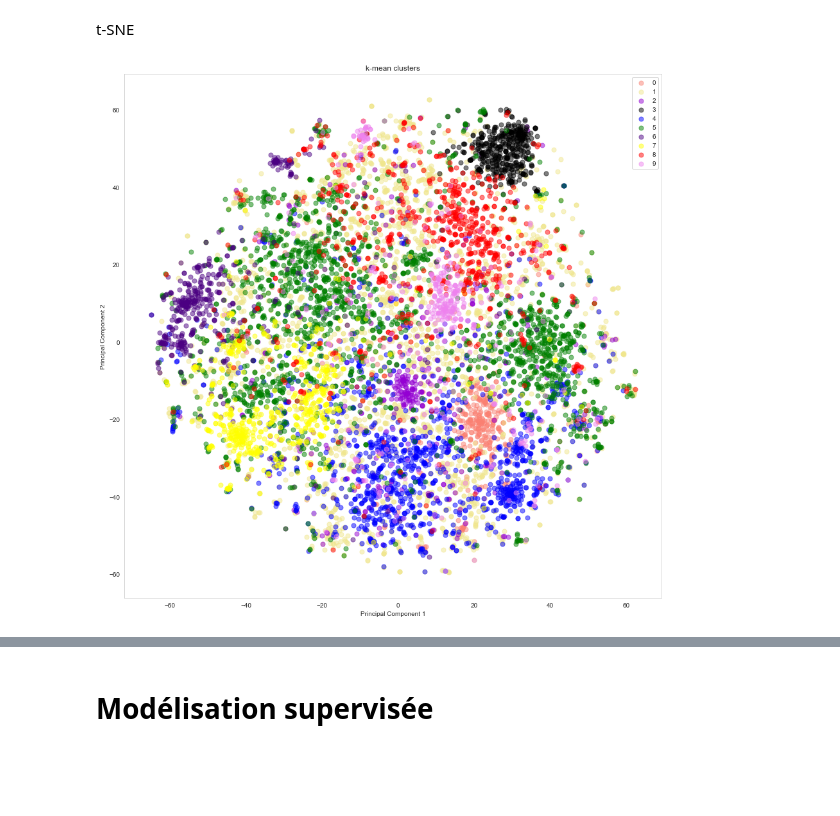
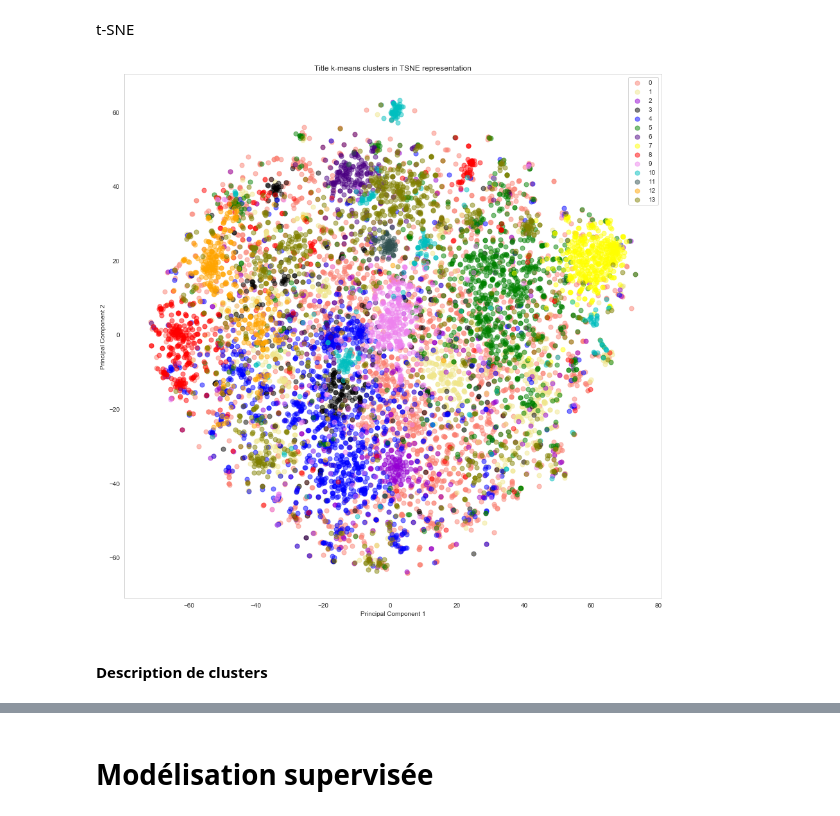
Before and after one commit to Lenka-St/Projet5, a Jupyter notebook: Notebook2_Modelisation.ipynb, the cells around one changed output, grey strips where cells are left out. Saved outputs shown, nothing was run; the diff lists cells and outputs as text; code cells hidden in the pictures; blank space fills up the shorter version.

```diff
--- a/Notebook2_Modelisation.ipynb
+++ b/Notebook2_Modelisation.ipynb
@@ -908,17 +1045,6 @@ principalDf = principalDf.merge(y_pred, left_index=True, right_index=True)
-# %%
-fig = plt.figure(figsize=(15, 15))
-ax = fig.add_subplot(1, 1, 1)
-ax.set_xlabel('Principal Component 1', fontsize=10)
-ax.set_ylabel('Principal Component 2', fontsize=10)
-ax.set_title('k-mean clusters', fontsize=12)
-
-targets = [0, 1, 2, 3, 4, 5, 6, 7, 8, 9]
-colors = ['salmon', 'khaki', 'darkviolet', 'black', 'blue', 'green', 'indigo', 'yellow', 'red', 'violet']
-for target, color in zip(targets, colors):
-    indicesToKeep = principalDf['Cluster'] == target
-    ax.scatter(principalDf.loc[indicesToKeep, 'principal component 1'],
-               principalDf.loc[indicesToKeep, 'principal component 2'], c=color, s=50, alpha=0.5)
-ax.legend(targets)
-ax.grid()
-# %% [output]
-[figure, removed]
+# %%
+plot_clusters(X_train_tfidf, clusters, 14, model='TSNE')
+# %% [output]
+[figure, added]
+# %% [markdown]
+#### Description de clusters
```
Also changed, not shown: parts of 119 cells of this notebook, 1 other file.
